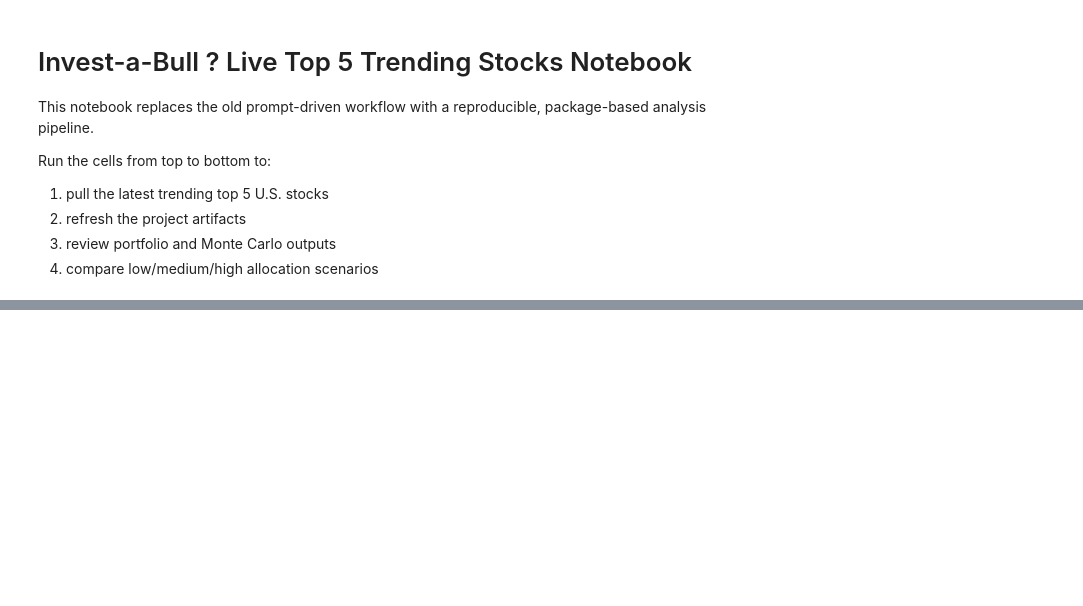
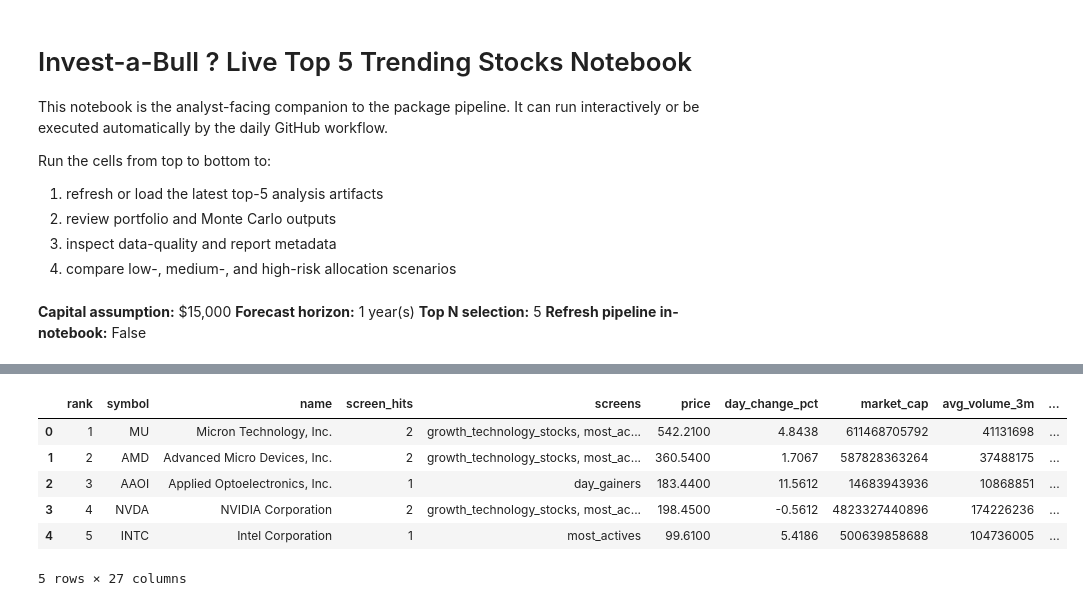
Before and after one commit to derrickclaye/Invest-a-Bull, a Jupyter notebook: MasterAnalysisFinal.ipynb, the cells around one changed output, grey strips where cells are left out. Cells and saved outputs as stored; diff of their text form; code cells hidden in the pictures; blank space fills up the shorter version.

Commit message:
feat: automate daily top-5 market analysis refresh

```diff
--- a/MasterAnalysisFinal.ipynb
+++ b/MasterAnalysisFinal.ipynb
@@ -1,18 +1,21 @@
 # %% [markdown]
 # Invest-a-Bull ? Live Top 5 Trending Stocks Notebook
 
-This notebook replaces the old prompt-driven workflow with a reproducible, package-based analysis pipeline.
+This notebook is the analyst-facing companion to the package pipeline. It can run interactively or be executed automatically by the daily GitHub workflow.
 
 Run the cells from top to bottom to:
 
-1. pull the latest trending top 5 U.S. stocks
-2. refresh the project artifacts
-3. review portfolio and Monte Carlo outputs
-4. compare low/medium/high allocation scenarios
+1. refresh or load the latest top-5 analysis artifacts
+2. review portfolio and Monte Carlo outputs
+3. inspect data-quality and report metadata
+4. compare low-, medium-, and high-risk allocation scenarios
 # %%
+from __future__ import annotations
+
+import json
+import os
+import sys
 from pathlib import Path
-import json
-import sys
 
 import matplotlib.pyplot as plt
 import numpy as np
@@ -20,10 +23,13 @@ import pandas as pd
 import seaborn as sns
 from IPython.display import Markdown, display
 
-PROJECT_ROOT = Path.cwd()
-if not (PROJECT_ROOT / 'src').exists():
-    PROJECT_ROOT = Path(r'C:\Users\big_j\PycharmProjects\Invest-a-Bull')
+def find_project_root(start: Path) -> Path:
+    for candidate in [start, *start.parents]:
+        if (candidate / 'src').exists() and (candidate / 'README.md').exists():
+            return candidate
+    raise FileNotFoundError('Could not locate the Invest-a-Bull project root.')
 
+PROJECT_ROOT = find_project_root(Path.cwd())
 SRC_DIR = PROJECT_ROOT / 'src'
 if str(SRC_DIR) not in sys.path:
     sys.path.insert(0, str(SRC_DIR))
@@ -38,20 +44,36 @@ pd.options.display.float_format = '{:,.4f}'.format
 capital = 15_000
 duration_years = 1
 top_n = 5
+refresh_pipeline = os.environ.get('INVEST_A_BULL_NOTEBOOK_REFRESH', '1') == '1'
 
 config = AnalysisConfig(
+    project_root=PROJECT_ROOT,
     top_n=top_n,
     monte_carlo_days=252 * duration_years,
     monte_carlo_simulations=250,
 )
 
 display(Markdown(
-    f'**Capital assumption:** ${capital:,.0f}  \
+    f"**Capital assumption:** ${capital:,.0f}  \
 **Forecast horizon:** {duration_years} year(s)  \
-**Top N selection:** {top_n}'
+**Top N selection:** {top_n}  \
+**Refresh pipeline in-notebook:** {refresh_pipeline}"
 ))
+# %% [output]
+**Capital assumption:** $15,000  **Forecast horizon:** 1 year(s)  **Top N selection:** 5  **Refresh pipeline in-notebook:** False
 # %%
-outputs = run_pipeline(config)
+def latest_output_paths(cfg: AnalysisConfig) -> dict[str, Path]:
+    return {
+        'top_selection': cfg.data_dir / 'latest_top5_selection.csv',
+        'top_prices': cfg.data_dir / 'latest_top5_prices.csv',
+        'portfolio_summary': cfg.data_dir / 'latest_portfolio_summary.csv',
+        'monte_carlo_summary': cfg.data_dir / 'latest_monte_carlo_summary.csv',
+        'metadata': cfg.data_dir / 'latest_run_metadata.json',
+        'report': cfg.reports_dir / 'latest_top5_stock_report.md',
+        'data_quality_report': cfg.reports_dir / 'data_quality_report.md',
+    }
+
+outputs = run_pipeline(config) if refresh_pipeline else latest_output_paths(config)
 metadata = json.loads(Path(outputs['metadata']).read_text(encoding='utf-8'))
 top_selection = pd.read_csv(outputs['top_selection'])
 top_prices = pd.read_csv(outputs['top_prices'], index_col=0, parse_dates=True)
@@ -60,12 +82,14 @@ mc_summary = pd.read_csv(outputs['monte_carlo_summary'], index_col=0).iloc[:, 0]
 
 artifact_table = pd.DataFrame({
     'Artifact': list(outputs.keys()),
-    'Path': [str(Path(path).relative_to(PROJECT_ROOT)) for path in outputs.values()],
+    'Path': [str(Path(path).relative_to(PROJECT_ROOT)).replace('\\', '/') for path in outputs.values()],
 })
 
 display(Markdown(
-    f"**Data as of:** {metadata['data_as_of']}  \
+    f"**Generated:** {metadata['generated_at_utc']}  \
+**Data as of:** {metadata['data_as_of']}  \
 **Selection source:** {metadata['selection_source']}  \
 **Selected tickers:** {', '.join(metadata['selected_tickers'])}"
 ))
 top_selection
+# %% [output]
@@ -72,3 +97,10 @@ top_selection
+|  | rank | symbol | name | screen_hits | screens | price | day_change_pct | market_cap | avg_volume_3m | ... |
+| 0 | 1 | MU | Micron Technology, Inc. | 2 | growth_technology_stocks, most_ac... | 542.2100 | 4.8438 | 611468705792 | 41131698 | ... |
+| 1 | 2 | AMD | Advanced Micro Devices, Inc. | 2 | growth_technology_stocks, most_ac... | 360.5400 | 1.7067 | 587828363264 | 37488175 | ... |
+| 2 | 3 | AAOI | Applied Optoelectronics, Inc. | 1 | day_gainers | 183.4400 | 11.5612 | 14683943936 | 10868851 | ... |
+| 3 | 4 | NVDA | NVIDIA Corporation | 2 | growth_technology_stocks, most_ac... | 198.4500 | -0.5612 | 4823327440896 | 174226236 | ... |
+| 4 | 5 | INTC | Intel Corporation | 1 | most_actives | 99.6100 | 5.4186 | 500639858688 | 104736005 | ... |
+5 rows × 27 columns
 # %%
 display(Markdown('## Saved artifacts'))
 artifact_table
```
Also changed, not shown: parts of 10 cells of this notebook, 21 other files.
